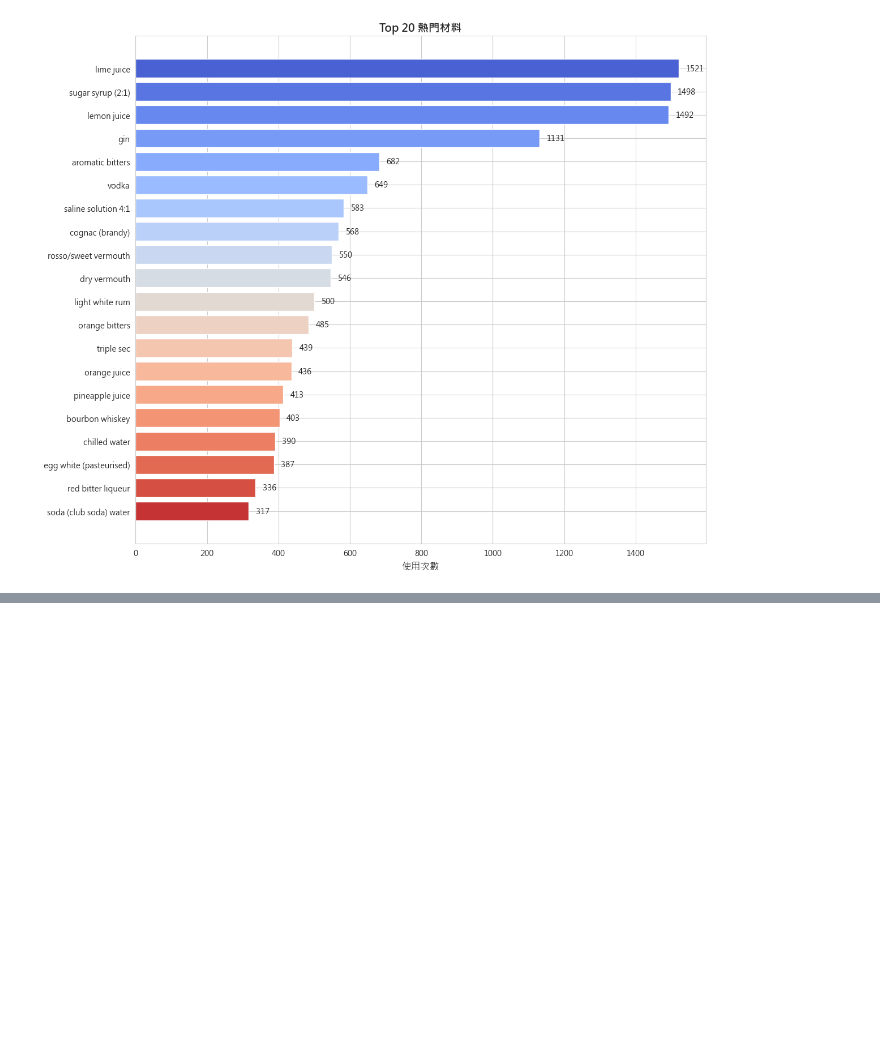
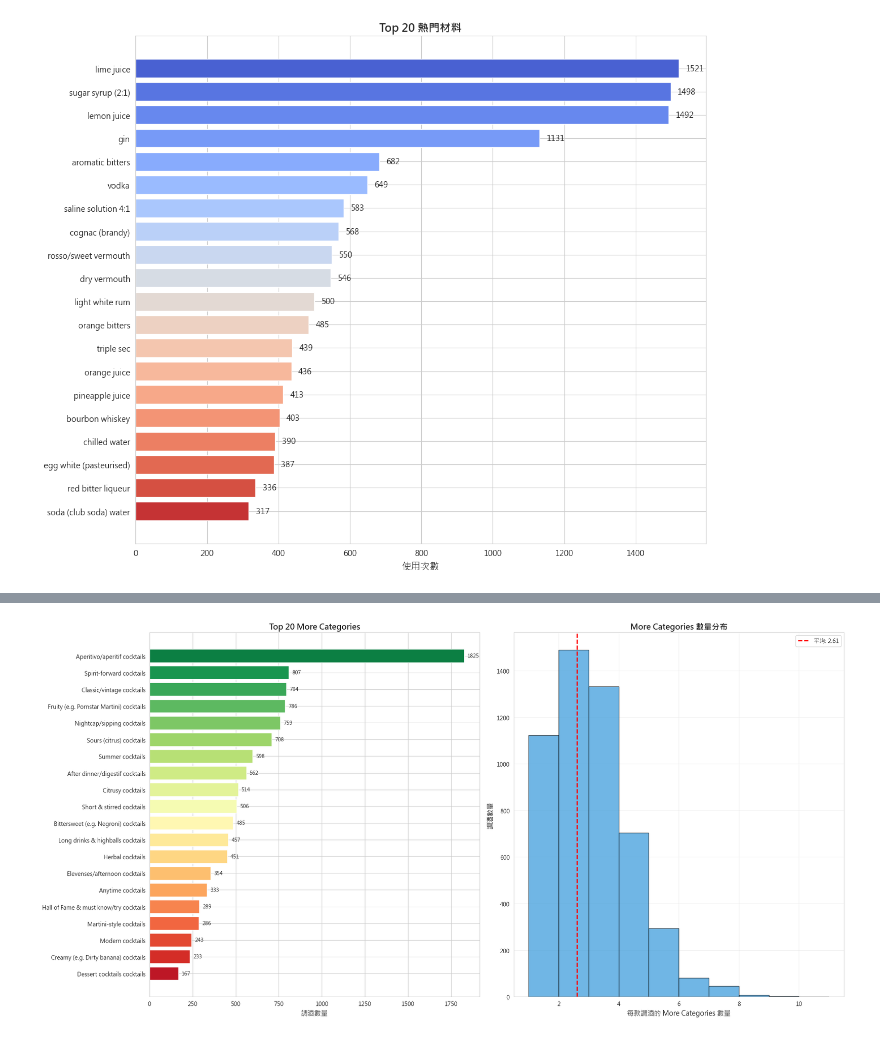
Before and after one commit to clairechien0627/cocktail_ai, a Jupyter notebook: scripts/cocktail_analysis.ipynb, the cells around one changed output, grey strips where cells are left out. Cells and saved outputs as stored; diff of their text form; code cells hidden in the pictures; blank space fills up the shorter version.

```diff
--- a/scripts/cocktail_analysis.ipynb
+++ b/scripts/cocktail_analysis.ipynb
@@ -722,6 +737,7 @@ plt.show()
 # 分類統計
 categories = [c.get('category') for c in cocktails if c.get('category')]
 category_counts = Counter(categories)
+more_cat_counts = Counter(all_more_categories)
 
 print(f"Unique 分類數量: {len(category_counts)}")
 print(f"\nTop 20 分類:")
@@ -986,0 +1329,39 @@ print("="*60)
+# %%
+# 視覺化：Top 20 More Categories
+top_20_more_cat = dict(more_cat_counts.most_common(20))
+
+fig, axes = plt.subplots(1, 2, figsize=(20, 10))
+
+# 左圖：橫條圖
+categories = list(top_20_more_cat.keys())
+counts = list(top_20_more_cat.values())
+
+bars = axes[0].barh(range(len(categories)), counts,
+                    color=sns.color_palette('RdYlGn_r', len(categories)))
+axes[0].set_yticks(range(len(categories)))
+axes[0].set_yticklabels(categories, fontsize=10)
+axes[0].set_xlabel('調酒數量', fontsize=12)
+axes[0].set_title('Top 20 More Categories', fontsize=14, fontweight='bold')
+axes[0].invert_yaxis()
+
+# 添加數值標籤
+for i, (bar, count) in enumerate(zip(bars, counts)):
+    axes[0].text(count + 20, bar.get_y() + bar.get_height()/2,
+                f'{count}', va='center', fontsize=9)
+
+# 右圖：More Categories 數量分布直方圖
+if more_cat_per_cocktail:
+    axes[1].hist(more_cat_per_cocktail, bins=range(1, max(more_cat_per_cocktail)+2),
+                color='#3498db', alpha=0.7, edgecolor='black')
+    axes[1].axvline(np.mean(more_cat_per_cocktail), color='red', linestyle='--',
+                    linewidth=2, label=f'平均: {np.mean(more_cat_per_cocktail):.2f}')
+    axes[1].set_xlabel('每款調酒的 More Categories 數量', fontsize=12)
+    axes[1].set_ylabel('調酒數量', fontsize=12)
+    axes[1].set_title('More Categories 數量分布', fontsize=14, fontweight='bold')
+    axes[1].legend()
+    axes[1].grid(True, alpha=0.3)
+
+plt.tight_layout()
+plt.show()
+# %% [output]
+[figure, added]
```
Also changed, not shown: parts of 17 cells of this notebook, 26 other files.
